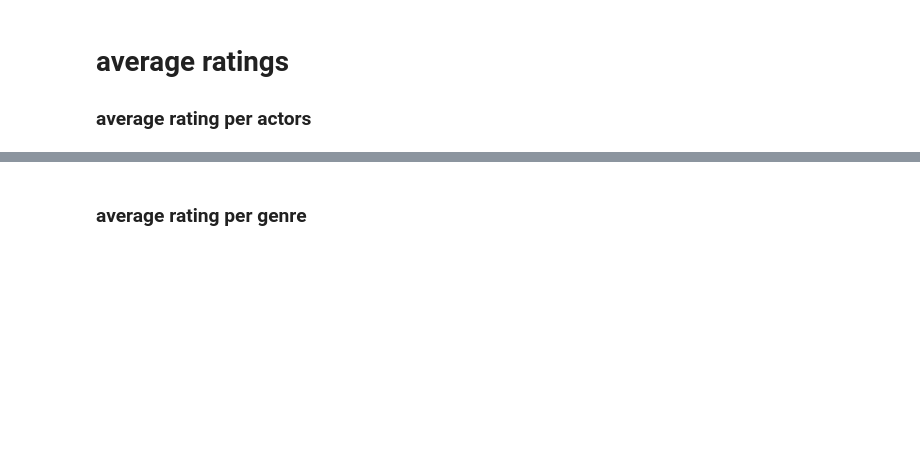
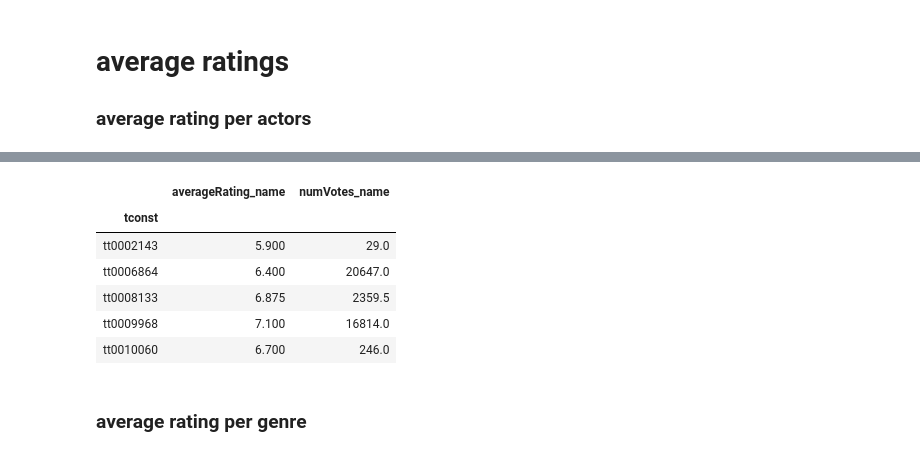
Before and after one commit to michaeltouze/datasciencest-movie, a Jupyter notebook: src/Features.ipynb, the cells around one changed output, grey strips where cells are left out. Saved outputs shown, nothing was run; the diff lists cells and outputs as text; code cells hidden in the pictures; blank space fills up the shorter version.

```diff
--- a/src/Features.ipynb
+++ b/src/Features.ipynb
@@ -44 +45,12 @@ title_name_avg_rating = name_avg_rating.groupby("tconst")[["averageRating", "num
+# %%
+title_name_avg_ratings = name_avg_ratings.groupby("tconst")[["averageRating_name", "numVotes_name"]].mean()
+title_name_avg_ratings.head()
+# %% [output]
+|  | averageRating_name | numVotes_name |
+| tconst |  |  |
+| tt0002143 | 5.900 | 29.0 |
+| tt0006864 | 6.400 | 20647.0 |
+| tt0008133 | 6.875 | 2359.5 |
+| tt0009968 | 7.100 | 16814.0 |
+| tt0010060 | 6.700 | 246.0 |
 # %%
```
Also changed, not shown: parts of 8 cells of this notebook, 1 other file.
